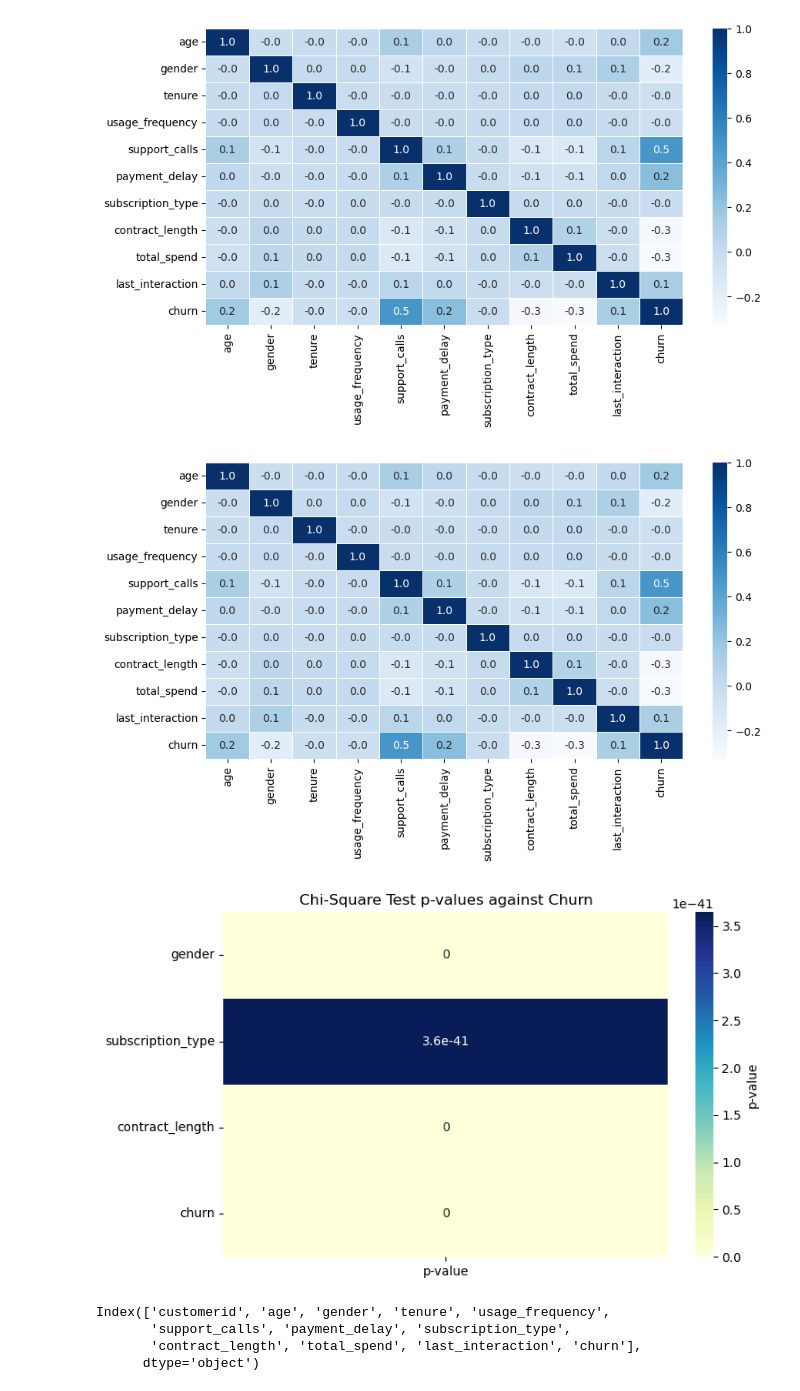
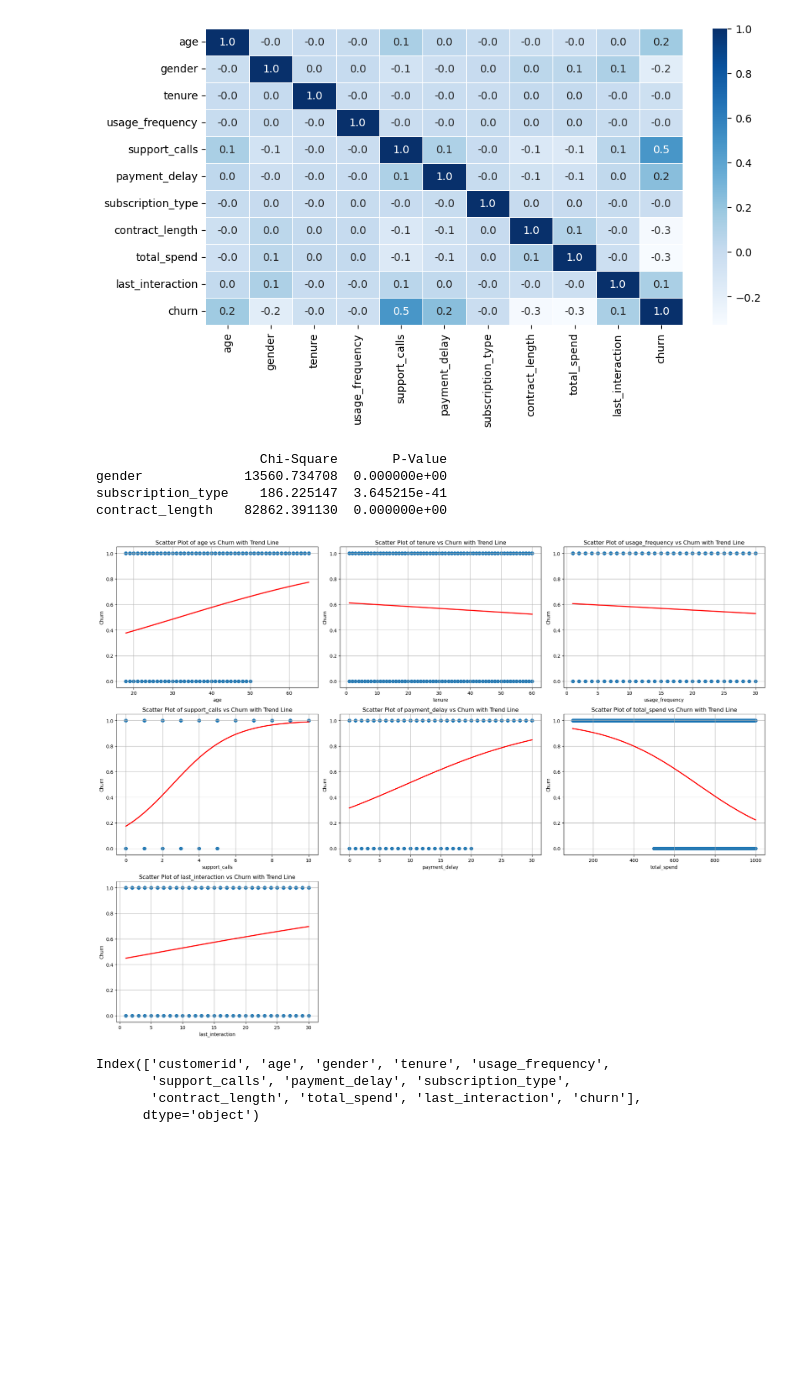
Before and after one commit to FTDS-assignment-bay/p2-final-project-ftds-033-rmt-group-002, a Jupyter notebook: model_predict.ipynb, the cells around one changed output. Cells and saved outputs as stored; diff of their text form; code cells hidden in the pictures; blank space fills up the shorter version.

Commit message:
model analyze

```diff
--- a/model_predict.ipynb
+++ b/model_predict.ipynb
@@ -395,40 +424,52 @@ sns.heatmap(matrix.corr("kendall"), annot=True, linewidths=0.5, fmt=".1f", ax=ax
 plt.show()
 # %% [output]
 [figure]
-# %%
-df_coor = df.copy()
-
-df_coor["gender"] = df_coor["gender"].map({"Female": 0, "Male": 1})
-df_coor["subscription_type"] = df_coor["subscription_type"].map({"Basic": 1, "Standard": 2, "Premium": 3})
-df_coor["contract_length"] = df_coor["contract_length"].map({"Monthly": 1, "Quarterly": 2, "Annual": 3})
-
-matrix = df_coor[['age', 'gender', 'tenure', 'usage_frequency',
-       'support_calls', 'payment_delay', 'subscription_type',
-       'contract_length', 'total_spend', 'last_interaction', 'churn']]
-
-fig, ax = plt.subplots(figsize=(10, 5))
-sns.heatmap(matrix.corr("kendall"), annot=True, linewidths=0.5, fmt=".1f", ax=ax, cmap="Blues")
-plt.show()
-# %% [output]
-[figure, removed]
-# %%
-categorical_columns = ["gender", "subscription_type", "contract_length", "churn"]
-
-chi2_results = {}
-
-for col in categorical_columns:
-    contingency_table = pd.crosstab(df[col], df["churn"])
-    chi2, p, dof, ex = chi2_contingency(contingency_table)
-    chi2_results[col] = p
-
-chi2_df = pd.DataFrame.from_dict(chi2_results, orient="index", columns=["p-value"])
-
-plt.figure(figsize=(8, 5))
-sns.heatmap(chi2_df, annot=True, cmap="YlGnBu", cbar_kws={"label": "p-value"})
-plt.title("Chi-Square Test p-values against Churn")
-plt.show()
-# %% [output]
-[figure, removed]
+# %%
+import pandas as pd
+from scipy.stats import chi2_contingency
+
+# Contoh dataframe 'df'
+# df = pd.read_csv("your_file.csv")
+
+# Daftar kolom untuk analisis Chi-Square
+categorical_cols = ["gender", "subscription_type", "contract_length"]
+target_col = "churn"
+
+# Hasil Chi-Square
+chi_square_results = {}
+
+for col in categorical_cols:
+    # Membuat tabel kontingensi
+    contingency_table = pd.crosstab(df[col], df[target_col])
+    # Menghitung Chi-Square
+    chi2, p, dof, expected = chi2_contingency(contingency_table)
+    chi_square_results[col] = {'Chi-Square': chi2, 'P-Value': p}
+
+# Mengubah hasil menjadi DataFrame untuk visualisasi yang lebih baik
+chi_square_df = pd.DataFrame(chi_square_results).T
+print(chi_square_df)
+# %% [output]
+                     Chi-Square       P-Value
+gender             13560.734708  0.000000e+00
+subscription_type    186.225147  3.645215e-41
+contract_length    82862.391130  0.000000e+00
+# %%
+columns_to_plot = ["age", "tenure", "usage_frequency", "support_calls", "payment_delay", "total_spend", "last_interaction"]
+
+plt.figure(figsize=(20, 15))
+
+for i, col in enumerate(columns_to_plot, 1):
+    plt.subplot(3, 3, i)
+    sns.regplot(data=df_model, x=col, y="churn", logistic=True, ci=None, scatter_kws={"alpha":0.3}, line_kws={"color": "red"})
+    plt.title(f"Scatter Plot of {col} vs Churn with Trend Line")
+    plt.xlabel(col)
+    plt.ylabel("Churn")
+    plt.grid(True)
+
+plt.tight_layout()
+plt.show()
+# %% [output]
+[figure, added]
 # %%
 df_model.columns
 # %% [output]
```
Also changed, not shown: parts of 4 cells of this notebook, 2 other files.
